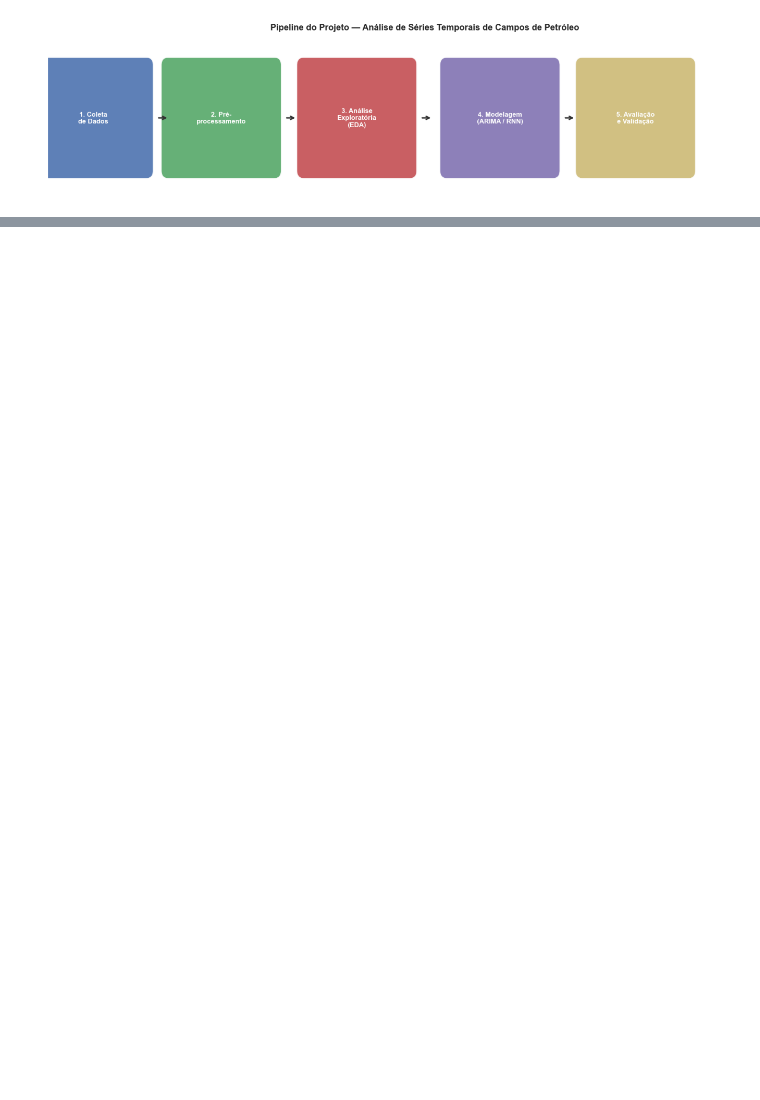
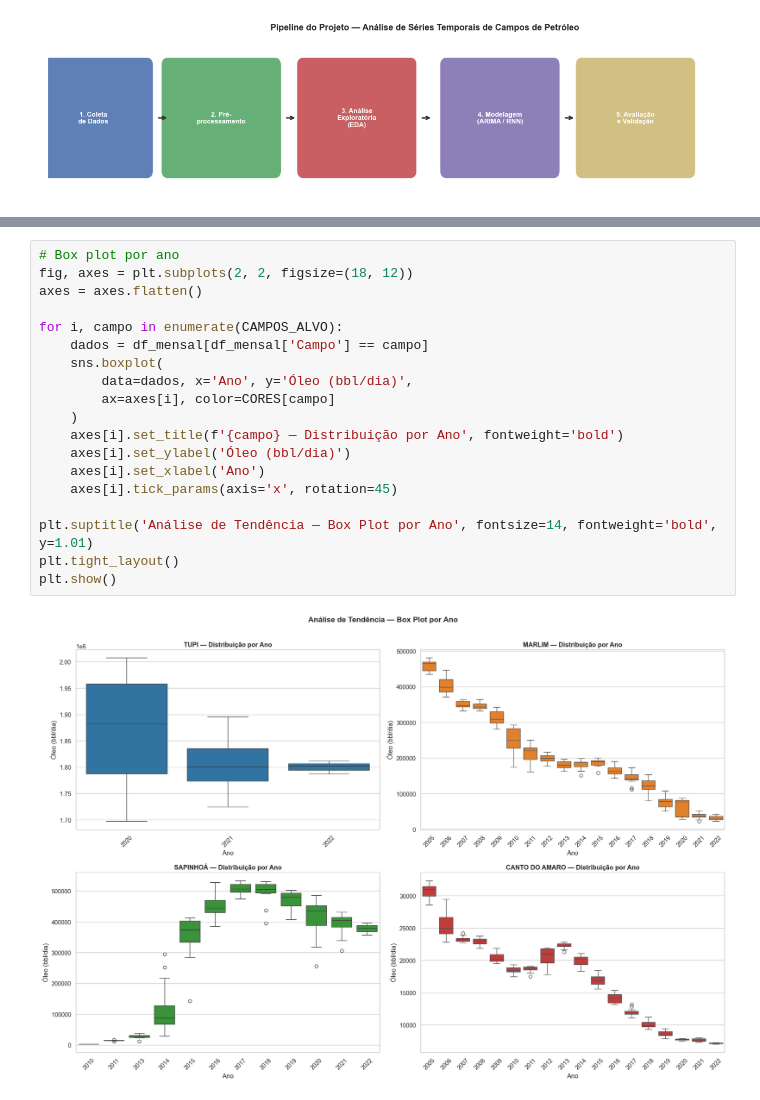
Before and after one commit to felipefagion/projeto_analise_ST_campos_de_petroleo, a Jupyter notebook: Projeto/documento.ipynb, the cells around one changed output, grey strips where cells are left out. Drawn from its saved outputs; the diff is of its cells as text; blank space fills up the shorter version.

```diff
--- a/Projeto/documento.ipynb
+++ b/Projeto/documento.ipynb
@@ -74,0 +384,21 @@ O diagrama abaixo descreve as etapas do processo de ciência de dados aplicado a
+# %%
+# Box plot por ano
+fig, axes = plt.subplots(2, 2, figsize=(18, 12))
+axes = axes.flatten()
+
+for i, campo in enumerate(CAMPOS_ALVO):
+    dados = df_mensal[df_mensal['Campo'] == campo]
+    sns.boxplot(
+        data=dados, x='Ano', y='Óleo (bbl/dia)',
+        ax=axes[i], color=CORES[campo]
+    )
+    axes[i].set_title(f'{campo} — Distribuição por Ano', fontweight='bold')
+    axes[i].set_ylabel('Óleo (bbl/dia)')
+    axes[i].set_xlabel('Ano')
+    axes[i].tick_params(axis='x', rotation=45)
+
+plt.suptitle('Análise de Tendência — Box Plot por Ano', fontsize=14, fontweight='bold', y=1.01)
+plt.tight_layout()
+plt.show()
+# %% [output]
+[figure, added]
```
Also changed, not shown: parts of 57 cells of this notebook.
